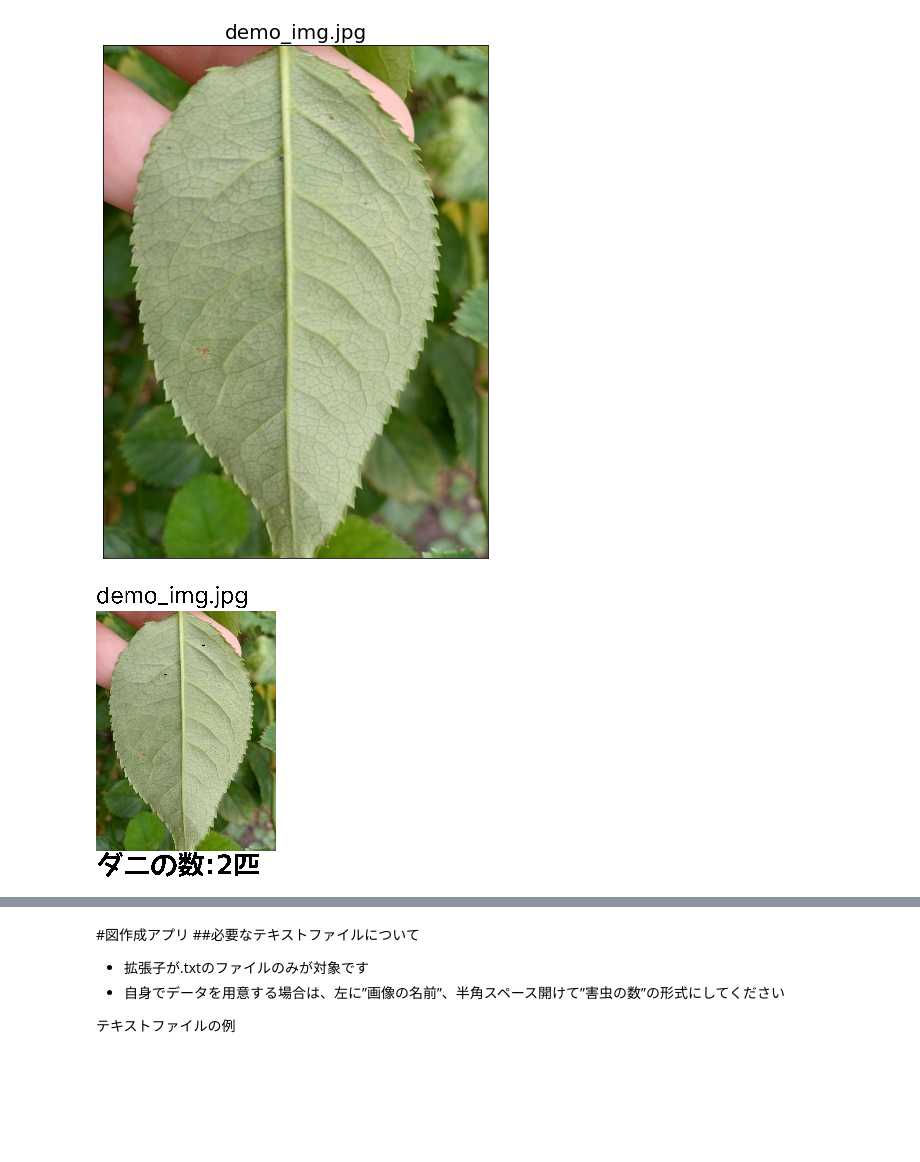
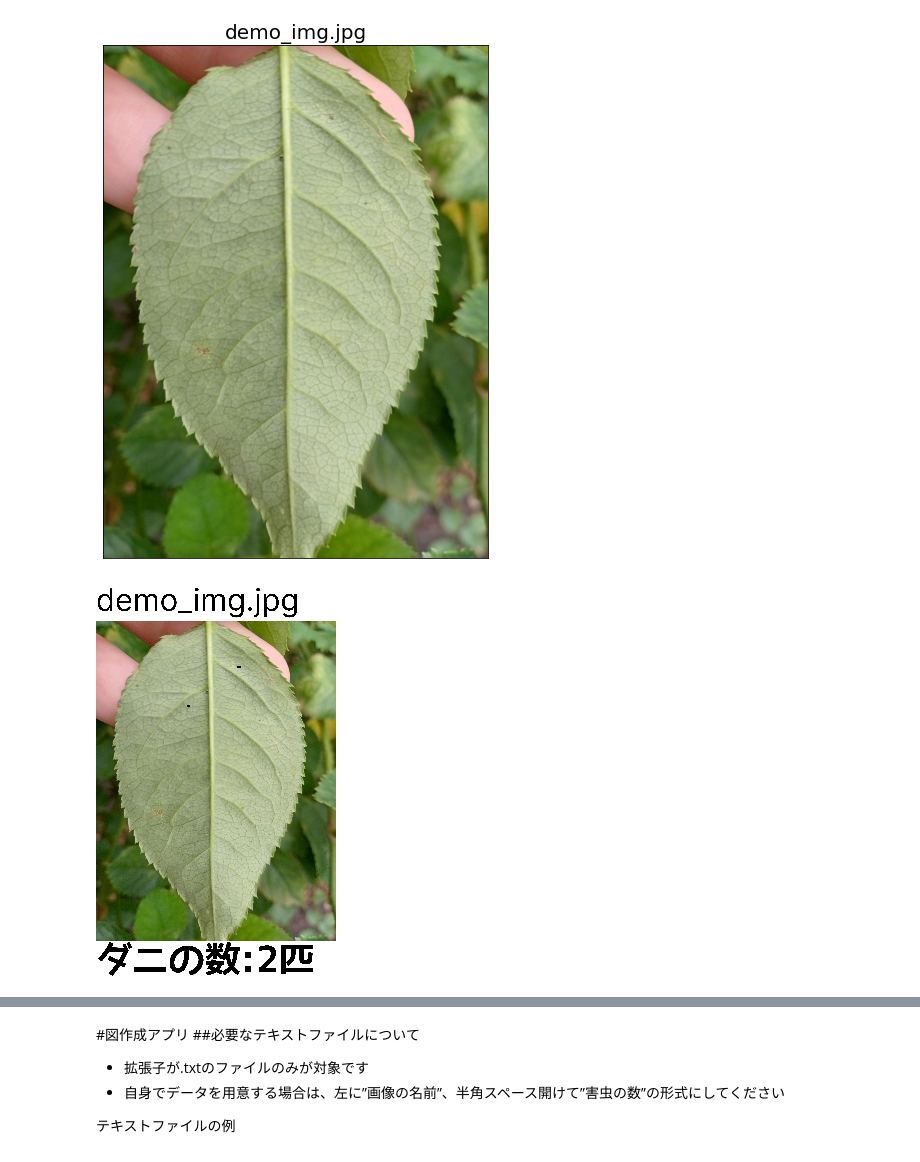
Before and after one commit to 1900690/koukai, a Jupyter notebook: mite_demo_1.0.0.ipynb, the cells around one changed output, grey strips where cells are left out. Saved outputs shown, nothing was run; the diff lists cells and outputs as text; code cells hidden in the pictures; blank space fills up the shorter version.

```diff
--- a/mite_demo_1.0.0.ipynb
+++ b/mite_demo_1.0.0.ipynb
@@ -726,35 +726,35 @@ try:
           TXT=("ダニの数:"+annotation_number+"匹")
           draw = ImageDraw.Draw(img_count)
           font = ImageFont.truetype('/content/yasasisagosikku.ttf')
           width_txt,height_txt=draw.multiline_textbbox((0, 0),TXT, font=font)[2:4]
           font_size=(int(width/width_txt),int(height/height_txt))
           font = ImageFont.truetype('/content/yasasisagosikku.ttf',min(font_size)*10)#日本語の場合だと16px
           draw.text((0, 0), TXT, (0, 0, 0), spacing=10, align='center',font=font)
           img = get_concat_v(img_title_combine, img_count)
           img.save("/content/originals_test_annotations_drawing_output/"+imgname)
       pbar.update(2)
 #★★★★★★★★★★★★★★★★★★★★★★★★★★★★★★★★★★
 #プログレスバー終了
 except subprocess.CalledProcessError:
   print(captured)
   raise
 #★★★★★★★★★★★★★★★★★★★★★★★★★★★★★★★★★★
 #画像表示
 import pathlib
 import cv2
 import numpy as np
 from google.colab.patches import cv2_imshow
 
 input_dir = "/content/originals_test_annotations_drawing_output"
 input_list = list(pathlib.Path(input_dir).glob('**/*.jpg'))
 
 for i in range(len(input_list)):
     img_file_name = str(input_list[i])
     img_np = np.fromfile(img_file_name, dtype=np.uint8)
     img = cv2.imdecode(img_np, cv2.IMREAD_COLOR)
-    cv2_imshow(scale_box(img, 300, 300))
+    cv2_imshow(scale_box(img, 400, 400))
 # %% [output]
-[figure, old version]
+[figure, new version]
 # %%
 #@title 検出後の画像と害虫の数を示したテキストファイルをダウンロード { display-mode: "form" }
 ダウンロード方法を選択してください= "PC\u3067\u30C0\u30A6\u30F3\u30ED\u30FC\u30C9" #@param ["スマホでダウンロード", "PCでダウンロード"]
```
Also changed, not shown: parts of 4 cells of this notebook.
